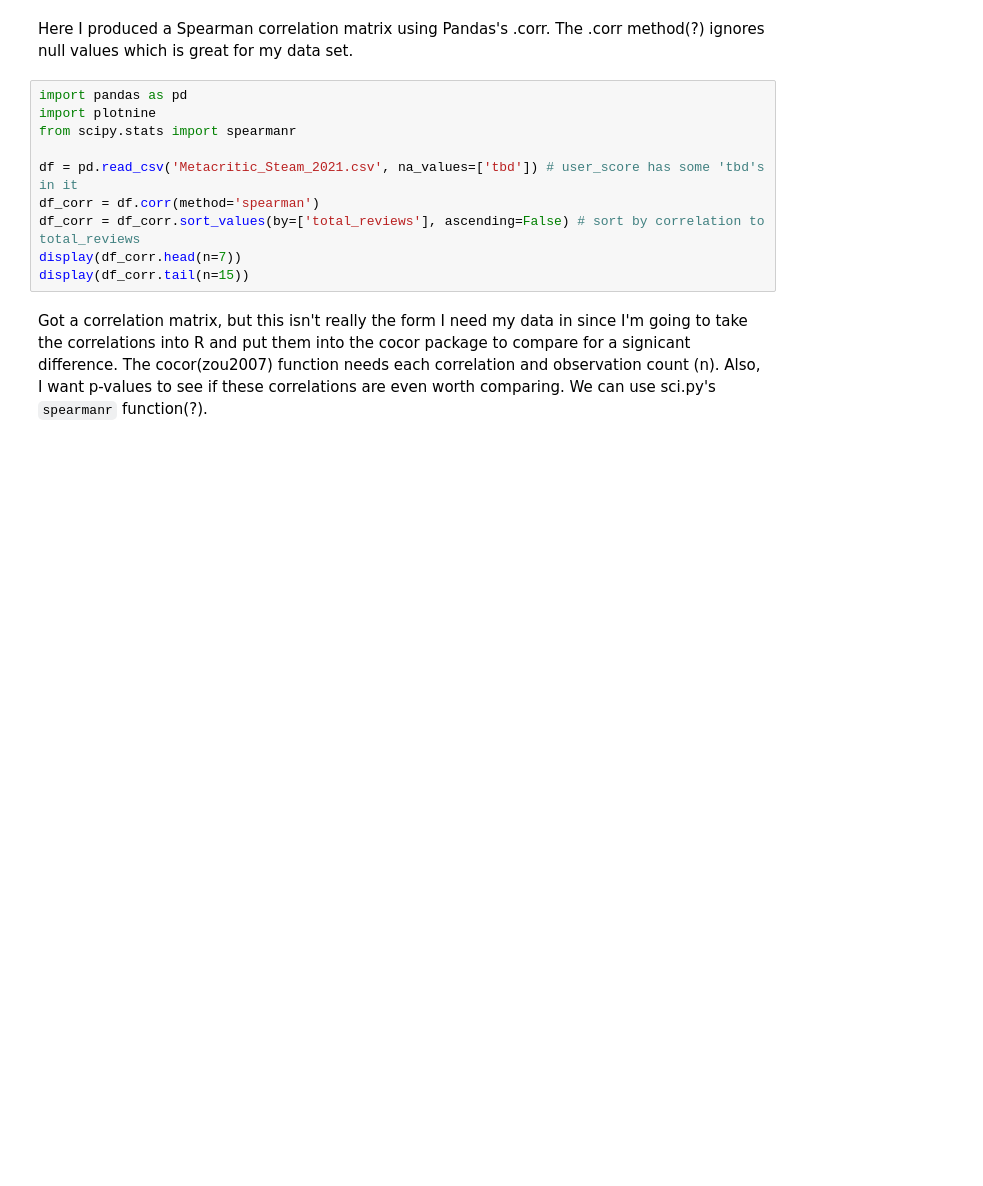
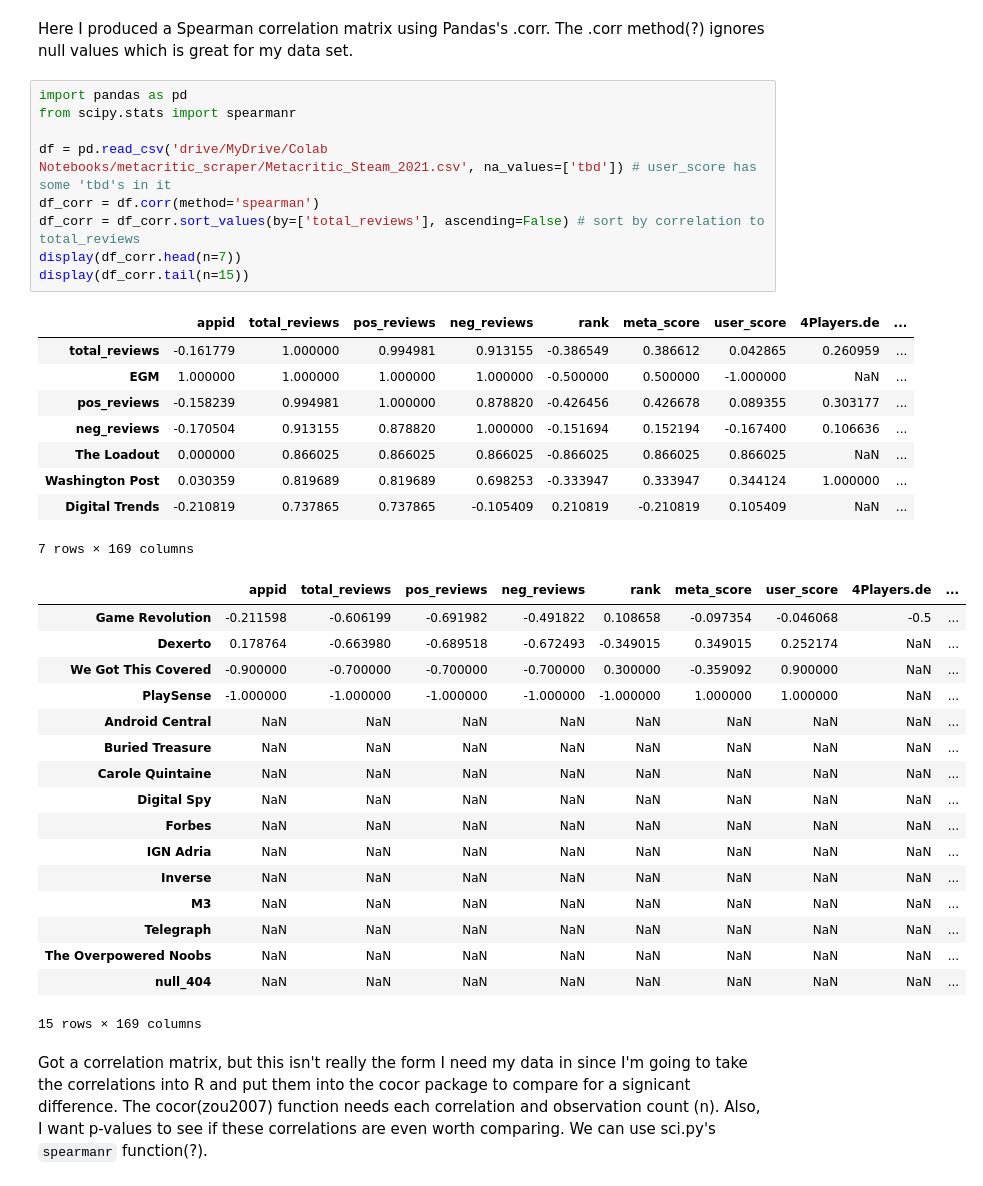
Before and after one commit to kallenhager/metacritic_scraper, a Jupyter notebook: analysis/analysis.ipynb, the cells around one changed output. Cells and saved outputs as stored; diff of their text form; blank space fills up the shorter version.

```diff
--- a/analysis/analysis.ipynb
+++ b/analysis/analysis.ipynb
@@ -21,14 +21,40 @@ R will be needed later, so the analysis will be done in Google Colab.
 Here I produced a Spearman correlation matrix using Pandas's .corr. The .corr method(?) ignores null values which is great for my data set.
 # %%
 import pandas as pd
-import plotnine
 from scipy.stats import spearmanr
 
-df = pd.read_csv('Metacritic_Steam_2021.csv', na_values=['tbd']) # user_score has some 'tbd's in it
+df = pd.read_csv('drive/MyDrive/Colab Notebooks/metacritic_scraper/Metacritic_Steam_2021.csv', na_values=['tbd']) # user_score has some 'tbd's in it
 df_corr = df.corr(method='spearman')
 df_corr = df_corr.sort_values(by=['total_reviews'], ascending=False) # sort by correlation to total_reviews
 display(df_corr.head(n=7))
 display(df_corr.tail(n=15))
+# %% [output]
+|  | appid | total_reviews | pos_reviews | neg_reviews | rank | meta_score | user_score | 4Players.de | ... |
+| total_reviews | -0.161779 | 1.000000 | 0.994981 | 0.913155 | -0.386549 | 0.386612 | 0.042865 | 0.260959 | ... |
+| EGM | 1.000000 | 1.000000 | 1.000000 | 1.000000 | -0.500000 | 0.500000 | -1.000000 | NaN | ... |
+| pos_reviews | -0.158239 | 0.994981 | 1.000000 | 0.878820 | -0.426456 | 0.426678 | 0.089355 | 0.303177 | ... |
+| neg_reviews | -0.170504 | 0.913155 | 0.878820 | 1.000000 | -0.151694 | 0.152194 | -0.167400 | 0.106636 | ... |
+| The Loadout | 0.000000 | 0.866025 | 0.866025 | 0.866025 | -0.866025 | 0.866025 | 0.866025 | NaN | ... |
+| Washington Post | 0.030359 | 0.819689 | 0.819689 | 0.698253 | -0.333947 | 0.333947 | 0.344124 | 1.000000 | ... |
+| Digital Trends | -0.210819 | 0.737865 | 0.737865 | -0.105409 | 0.210819 | -0.210819 | 0.105409 | NaN | ... |
+7 rows × 169 columns
+|  | appid | total_reviews | pos_reviews | neg_reviews | rank | meta_score | user_score | 4Players.de | ... |
+| Game Revolution | -0.211598 | -0.606199 | -0.691982 | -0.491822 | 0.108658 | -0.097354 | -0.046068 | -0.5 | ... |
+| Dexerto | 0.178764 | -0.663980 | -0.689518 | -0.672493 | -0.349015 | 0.349015 | 0.252174 | NaN | ... |
+| We Got This Covered | -0.900000 | -0.700000 | -0.700000 | -0.700000 | 0.300000 | -0.359092 | 0.900000 | NaN | ... |
+| PlaySense | -1.000000 | -1.000000 | -1.000000 | -1.000000 | -1.000000 | 1.000000 | 1.000000 | NaN | ... |
+| Android Central | NaN | NaN | NaN | NaN | NaN | NaN | NaN | NaN | ... |
+| Buried Treasure | NaN | NaN | NaN | NaN | NaN | NaN | NaN | NaN | ... |
+| Carole Quintaine | NaN | NaN | NaN | NaN | NaN | NaN | NaN | NaN | ... |
+| Digital Spy | NaN | NaN | NaN | NaN | NaN | NaN | NaN | NaN | ... |
+| Forbes | NaN | NaN | NaN | NaN | NaN | NaN | NaN | NaN | ... |
+| IGN Adria | NaN | NaN | NaN | NaN | NaN | NaN | NaN | NaN | ... |
+| Inverse | NaN | NaN | NaN | NaN | NaN | NaN | NaN | NaN | ... |
+| M3 | NaN | NaN | NaN | NaN | NaN | NaN | NaN | NaN | ... |
+| Telegraph | NaN | NaN | NaN | NaN | NaN | NaN | NaN | NaN | ... |
+| The Overpowered Noobs | NaN | NaN | NaN | NaN | NaN | NaN | NaN | NaN | ... |
+| null_404 | NaN | NaN | NaN | NaN | NaN | NaN | NaN | NaN | ... |
+15 rows × 169 columns
 # %% [markdown]
 Got a correlation matrix, but this isn't really the form I need my data in since I'm going to take the correlations into R and put them into the cocor package to compare for a signicant difference. The cocor(zou2007) function needs each correlation  and observation count (n). Also, I want p-values to see if these correlations are even worth comparing. We can use sci.py's `spearmanr` function(?).
 # %%
```
Also changed, not shown: parts of 13 cells of this notebook.
